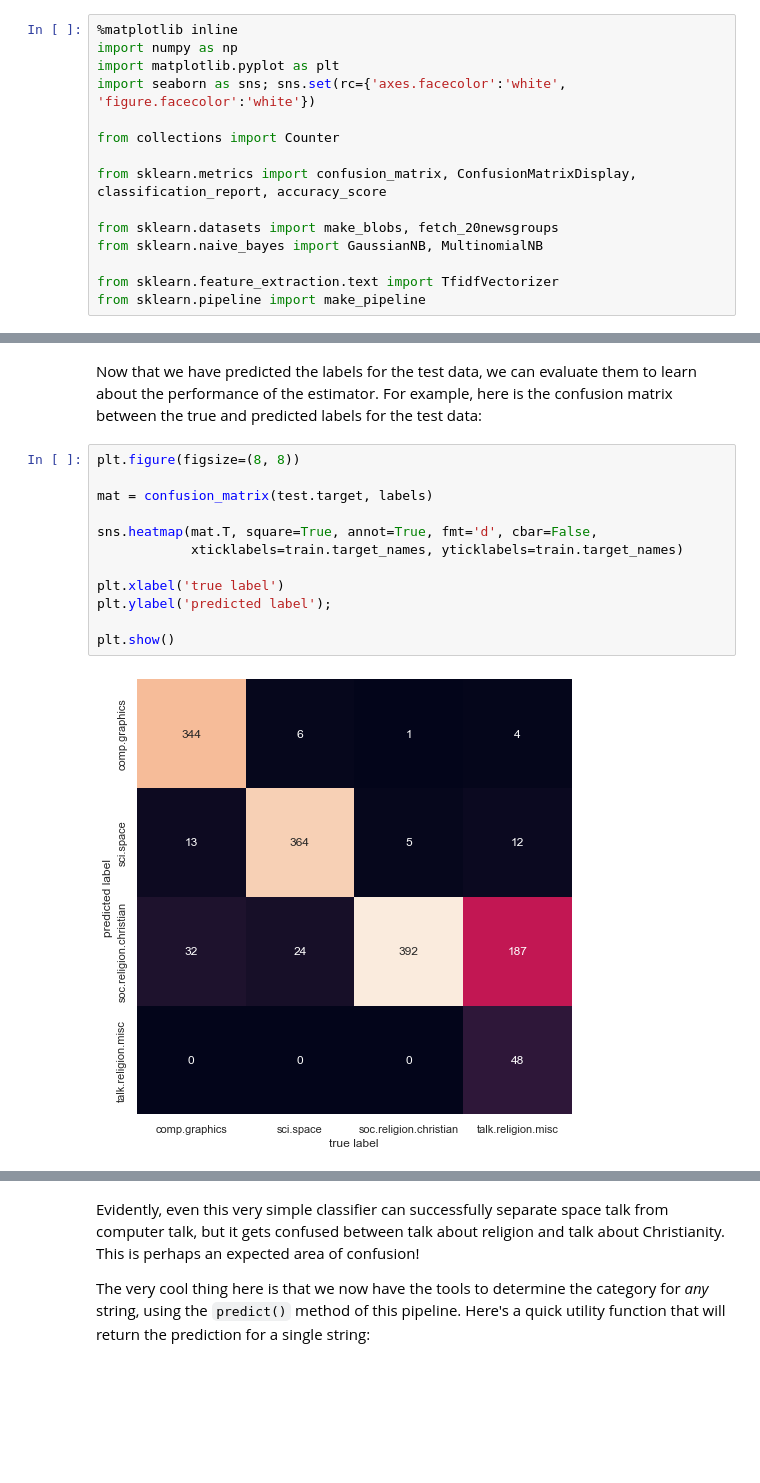
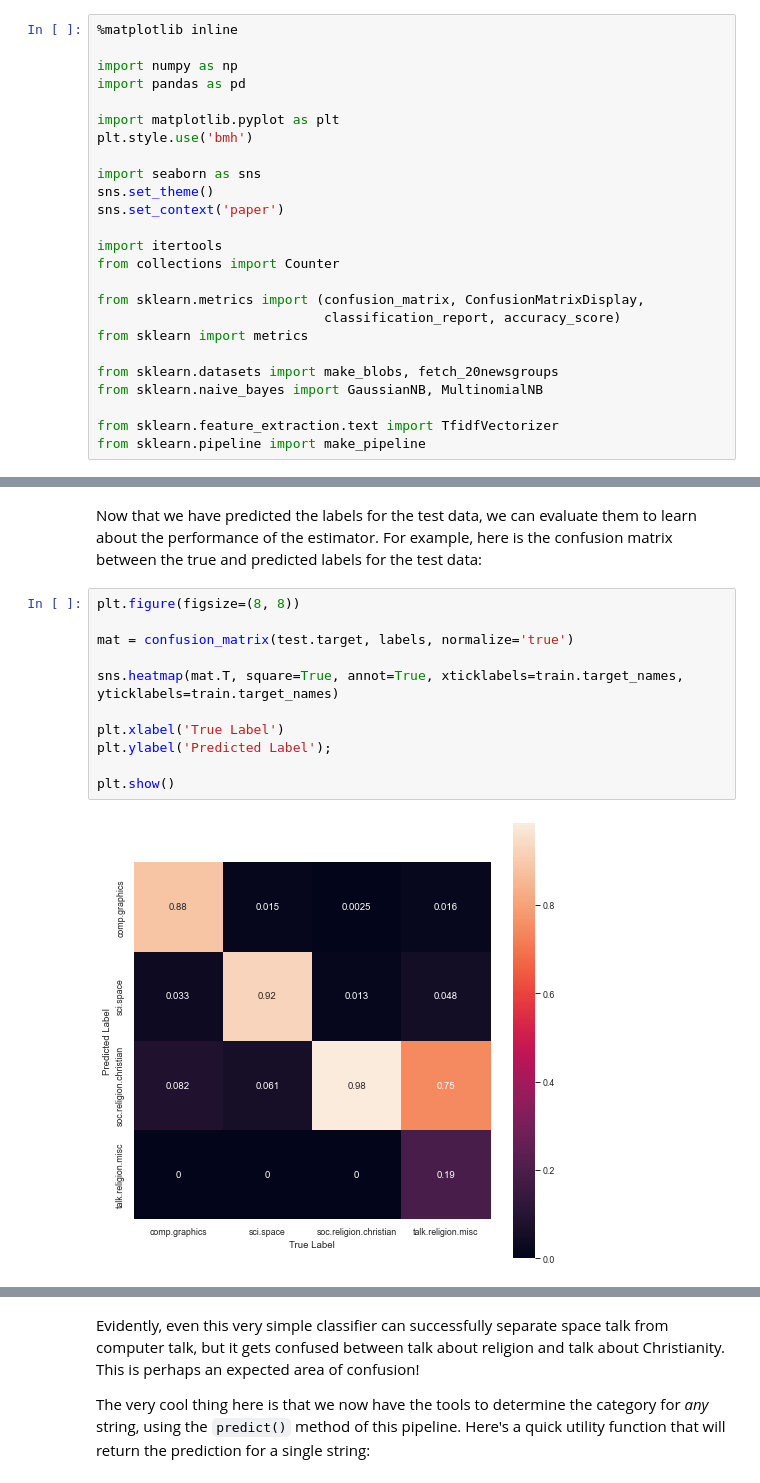
Before and after one commit to NicoGalvarino/astrobiology_belgrade, a Jupyter notebook: Naive_Bayes_Tutorial/Naive_Bayes_tutorial.ipynb, the cells around one changed output, grey strips where cells are left out. Saved outputs shown, nothing was run; the diff lists cells and outputs as text; blank space fills up the shorter version.

```diff
--- a/Naive_Bayes_Tutorial/Naive_Bayes_tutorial.ipynb
+++ b/Naive_Bayes_Tutorial/Naive_Bayes_tutorial.ipynb
@@ -50,13 +50,23 @@ We begin with the standard imports:
 ## Imports
 # %%
 %matplotlib inline
+
 import numpy as np
+import pandas as pd
+
 import matplotlib.pyplot as plt
-import seaborn as sns; sns.set(rc={'axes.facecolor':'white', 'figure.facecolor':'white'})
+plt.style.use('bmh')
 
+import seaborn as sns
+sns.set_theme()
+sns.set_context('paper')
+
+import itertools
 from collections import Counter
 
-from sklearn.metrics import confusion_matrix, ConfusionMatrixDisplay, classification_report, accuracy_score
+from sklearn.metrics import (confusion_matrix, ConfusionMatrixDisplay,
+                             classification_report, accuracy_score)
+from sklearn import metrics
 
 from sklearn.datasets import make_blobs, fetch_20newsgroups
 from sklearn.naive_bayes import GaussianNB, MultinomialNB
@@ -317,14 +334,13 @@ For example, here is the confusion matrix between the true and predicted labels
 # %%
 plt.figure(figsize=(8, 8))
 
-mat = confusion_matrix(test.target, labels)
+mat = confusion_matrix(test.target, labels, normalize='true')
 
-sns.heatmap(mat.T, square=True, annot=True, fmt='d', cbar=False,
-            xticklabels=train.target_names, yticklabels=train.target_names)
+sns.heatmap(mat.T, square=True, annot=True, xticklabels=train.target_names, yticklabels=train.target_names)
 
-plt.xlabel('true label')
-plt.ylabel('predicted label');
+plt.xlabel('True Label')
+plt.ylabel('Predicted Label');
 
 plt.show()
 # %% [output]
-[figure, old version]
+[figure, new version]
```
Also changed, not shown: parts of 5 cells of this notebook, 4 other files.
